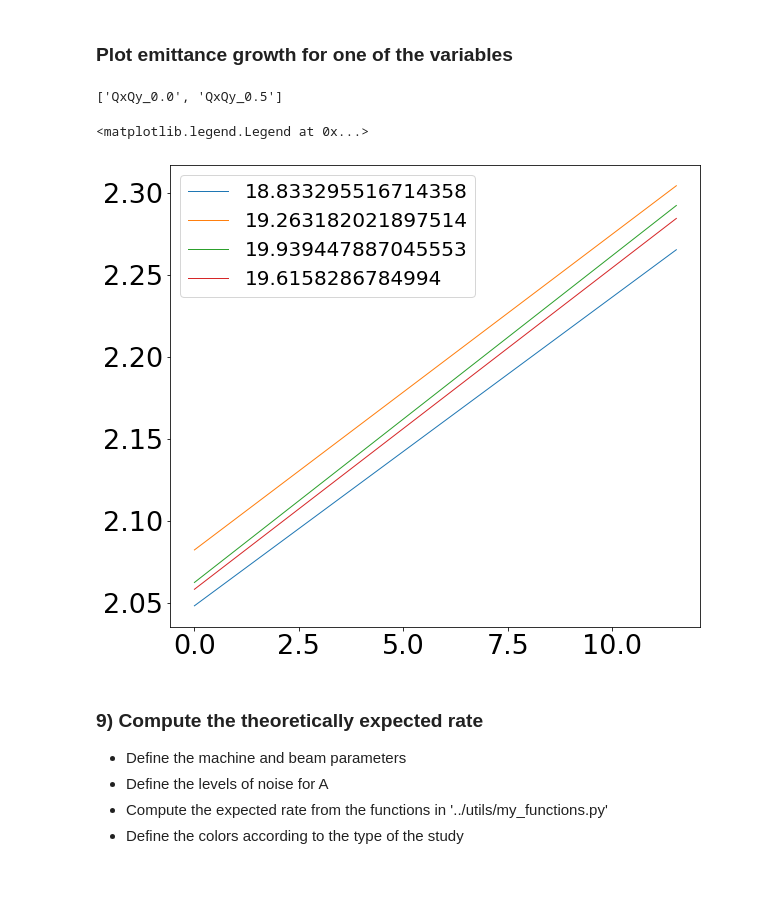
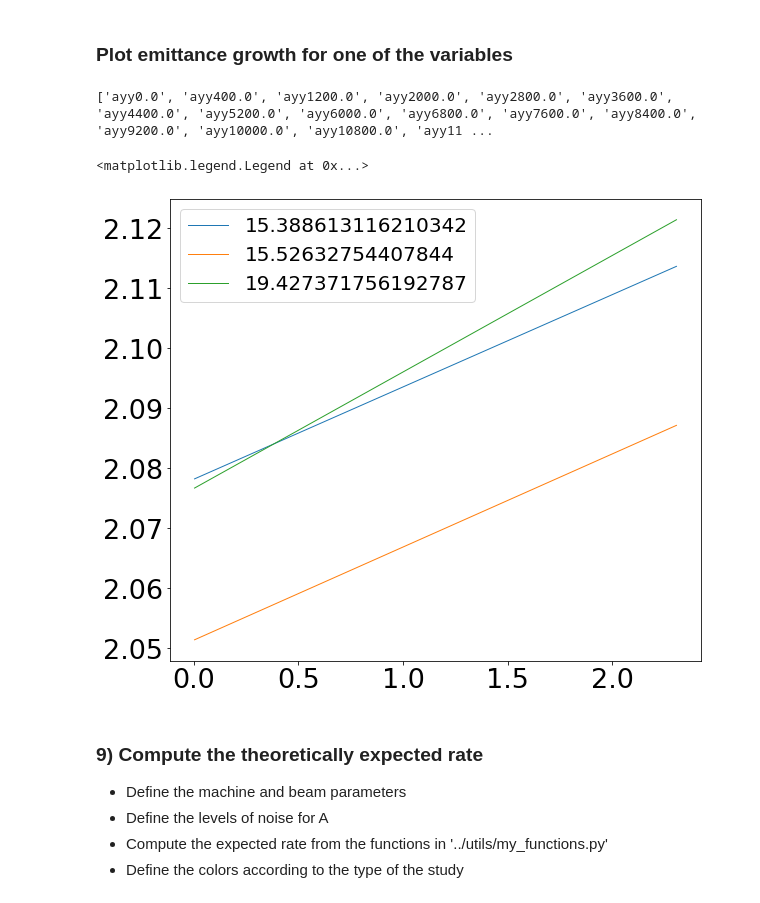
Before and after one commit to natriant/emittance_growth_CC_RFnoise_sixtracklib, a Jupyter notebook: emittance_growth_white_noise/dey_averageRunsMethod1_saveRates.ipynb, the cells around one changed output. Drawn from its saved outputs; the diff is of its cells as text; code cells hidden in the pictures.

```diff
--- a/emittance_growth_white_noise/dey_averageRunsMethod1_saveRates.ipynb
+++ b/emittance_growth_white_noise/dey_averageRunsMethod1_saveRates.ipynb
@@ -94,9 +99,13 @@ for var in my_variables:
+# %%
+flag = False
 # %%
 # if global CC scheme remove the first 200 turns (ramping up)
-if globalCCscheme:
-    for var in my_variables:
-        for run in range(n_runs):
-            temp_name = f'{var}_run{run}'
-            ex_dict[temp_name] = ex_dict[temp_name][200:]
-            ey_dict[temp_name] = ey_dict[temp_name][200:]
-    time = time[200:]
+if flag:
+    if globalCCscheme:
+        for var in my_variables:
+            for run in range(n_runs):
+                temp_name = f'{var}_run{run}'
+                ex_dict[temp_name] = ex_dict[temp_name][200:]
+                ey_dict[temp_name] = ey_dict[temp_name][200:]
+        time = time[200:]
+        flag = False # switch the flag to False so it no more elemnets are removed.
@@ -102,0 +114,5 @@ if globalCCscheme:
+# %%
+var = my_variables[0]
+for run in range(n_runs):
+    temp_name = f'{var}_run{run}'
+    plt.plot(time, ey_dict[temp_name])
@@ -132,7 +154,7 @@ ey_mean_init = ey_mean
 # %%
 data = {}
 for var in my_variables:
-    data[f'QxQy_{var}'] =[m_dict[f'{var}'], b_dict[f'{var}'], err_dict[f'{var}']]
+    data[f'ayy{var}'] =[m_dict[f'{var}'], b_dict[f'{var}'], err_dict[f'{var}']]
 df = pd.DataFrame(data, index=['m','b','err'])
 
 filename = f'deyRates_{study_name}.pkl'
@@ -150,20 +173,20 @@ df
 # %%
 studies_list = list(df.keys())
 print(studies_list)
-study = studies_list[1] # choose study
+study = studies_list[2] # choose study
 
 
 for run in np.arange(len(df[study]['m'])):
     plt.plot(time, (df[study]['m'][run]*time+df[study]['b'][run])*1e6, label=df[study]['m'][run]*1e9)
 # linear fit on the emittance values obtained from the simulation averaged over turns
 #plt.plot(time, (m*time+b)*1e6, c = 'k', label='dey/dt={0:.2f}'.format(m*1e9)+'$\pm$'+'{0:.2f} nm/s'.format(err[0]*1e9), linewidth = 2)
 plt.legend()
 
 #plt.plot(time, df[])
 # %% [output]
-['QxQy_0.0', 'QxQy_0.5']
+['ayy0.0', 'ayy400.0', 'ayy1200.0', 'ayy2000.0', 'ayy2800.0', 'ayy3600.0', 'ayy4400.0', 'ayy5200.0', 'ayy6000.0', 'ayy6800.0', 'ayy7600.0', 'ayy8400.0', 'ayy9200.0', 'ayy10000.0', 'ayy10800.0', 'ayy11 ...
 <matplotlib.legend.Legend at 0x...>
-[figure, old version]
+[figure, new version]
 # %% [markdown]
 ### 9) Compute the theoretically expected rate
 - Define the machine and beam parameters
```
Also changed, not shown: parts of 9 cells of this notebook, 4 other files.
